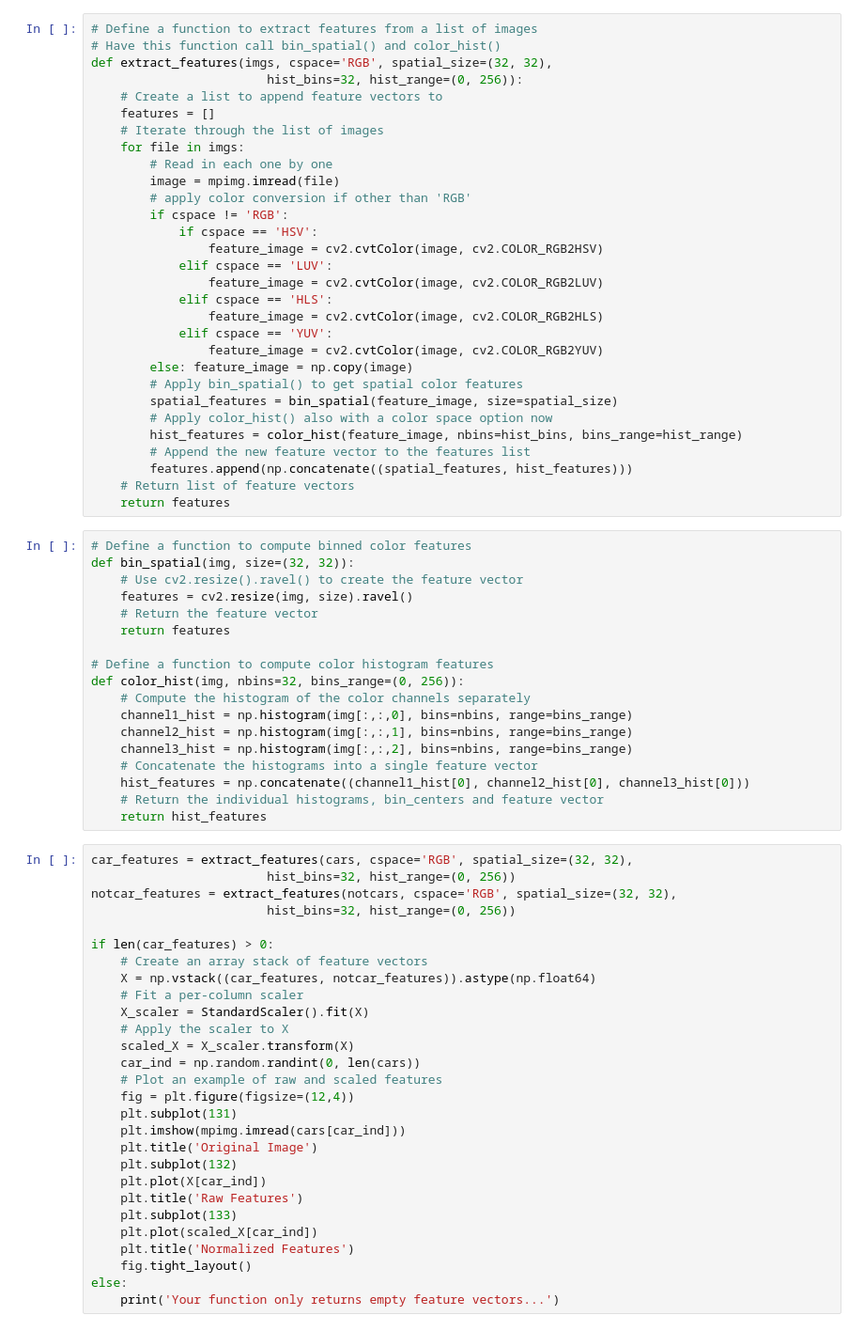
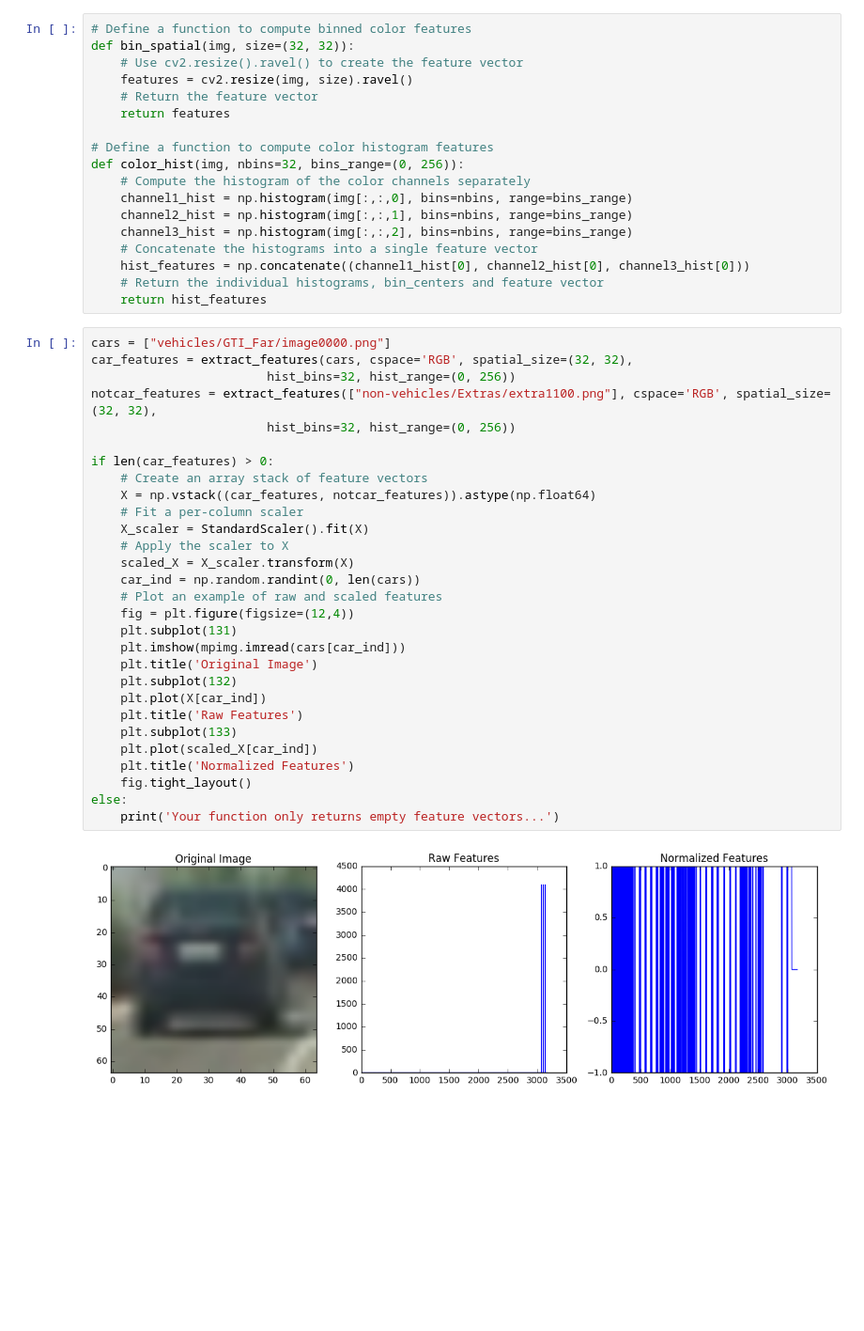
Before and after one commit to aboarya/Udacity-Self-Driving-Car-Projects, a Jupyter notebook: P5-Vehicle-Detection/Practice.ipynb, the cells around one changed output. Shown at 94% size. Drawn from its saved outputs; the diff is of its cells as text; blank space fills up the shorter version.

```diff
--- a/P5-Vehicle-Detection/Practice.ipynb
+++ b/P5-Vehicle-Detection/Practice.ipynb
@@ -34,33 +151,3 @@ hist = hog.compute(image,winStride,padding,locations)
-# %%
-# Define a function to extract features from a list of images
-# Have this function call bin_spatial() and color_hist()
-def extract_features(imgs, cspace='RGB', spatial_size=(32, 32),
-                        hist_bins=32, hist_range=(0, 256)):
-    # Create a list to append feature vectors to
-    features = []
-    # Iterate through the list of images
-    for file in imgs:
-        # Read in each one by one
-        image = mpimg.imread(file)
-        # apply color conversion if other than 'RGB'
-        if cspace != 'RGB':
-            if cspace == 'HSV':
-                feature_image = cv2.cvtColor(image, cv2.COLOR_RGB2HSV)
-            elif cspace == 'LUV':
-                feature_image = cv2.cvtColor(image, cv2.COLOR_RGB2LUV)
-            elif cspace == 'HLS':
-                feature_image = cv2.cvtColor(image, cv2.COLOR_RGB2HLS)
-            elif cspace == 'YUV':
-                feature_image = cv2.cvtColor(image, cv2.COLOR_RGB2YUV)
-        else: feature_image = np.copy(image)
-        # Apply bin_spatial() to get spatial color features
-        spatial_features = bin_spatial(feature_image, size=spatial_size)
-        # Apply color_hist() also with a color space option now
-        hist_features = color_hist(feature_image, nbins=hist_bins, bins_range=hist_range)
-        # Append the new feature vector to the features list
-        features.append(np.concatenate((spatial_features, hist_features)))
-    # Return list of feature vectors
-    return features
 # %%
 # Define a function to compute binned color features
 def bin_spatial(img, size=(32, 32)):
@@ -80,30 +167,33 @@ def color_hist(img, nbins=32, bins_range=(0, 256)):
     # Return the individual histograms, bin_centers and feature vector
     return hist_features
 # %%
+cars = ["vehicles/GTI_Far/image0000.png"]
 car_features = extract_features(cars, cspace='RGB', spatial_size=(32, 32),
                         hist_bins=32, hist_range=(0, 256))
-notcar_features = extract_features(notcars, cspace='RGB', spatial_size=(32, 32),
+notcar_features = extract_features(["non-vehicles/Extras/extra1100.png"], cspace='RGB', spatial_size=(32, 32),
                         hist_bins=32, hist_range=(0, 256))
 
 if len(car_features) > 0:
     # Create an array stack of feature vectors
     X = np.vstack((car_features, notcar_features)).astype(np.float64)
     # Fit a per-column scaler
     X_scaler = StandardScaler().fit(X)
     # Apply the scaler to X
     scaled_X = X_scaler.transform(X)
     car_ind = np.random.randint(0, len(cars))
     # Plot an example of raw and scaled features
     fig = plt.figure(figsize=(12,4))
     plt.subplot(131)
     plt.imshow(mpimg.imread(cars[car_ind]))
     plt.title('Original Image')
     plt.subplot(132)
     plt.plot(X[car_ind])
     plt.title('Raw Features')
     plt.subplot(133)
     plt.plot(scaled_X[car_ind])
     plt.title('Normalized Features')
     fig.tight_layout()
 else:
     print('Your function only returns empty feature vectors...')
+# %% [output]
+[figure, added]
```
Also changed, not shown: parts of 3 cells of this notebook.
